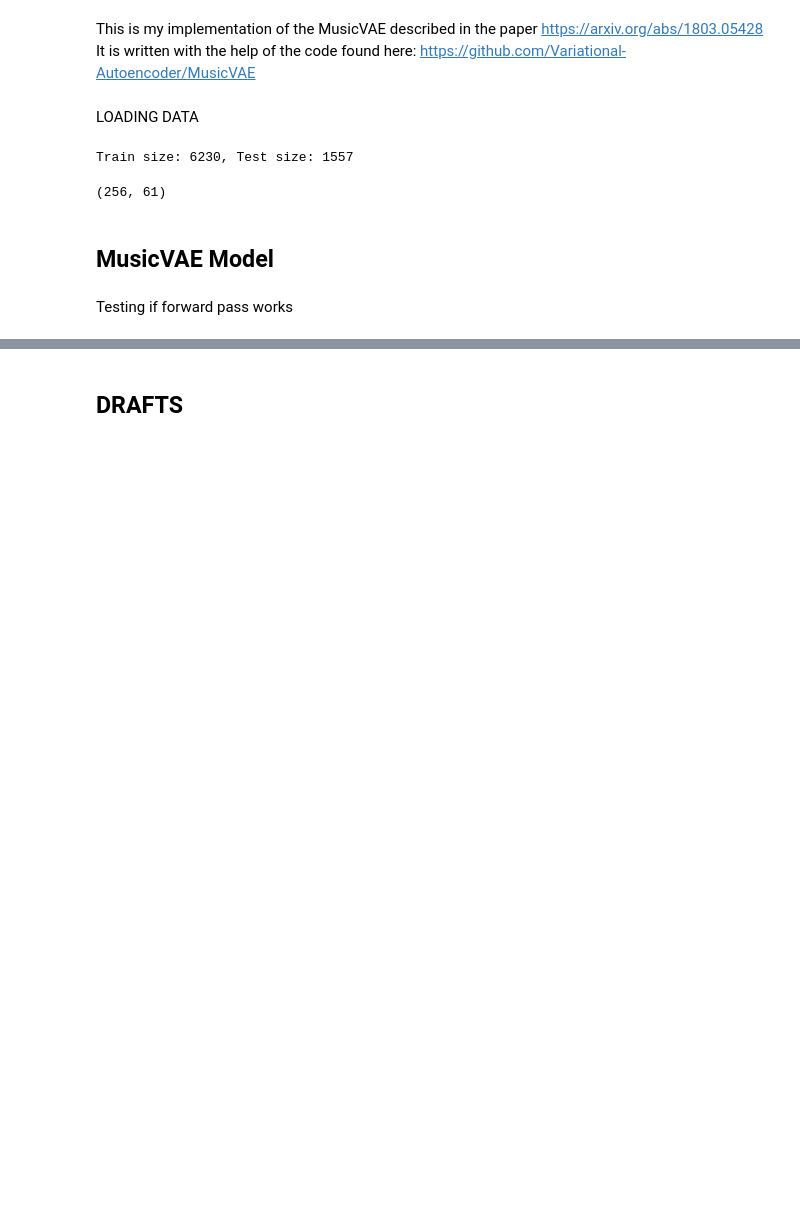
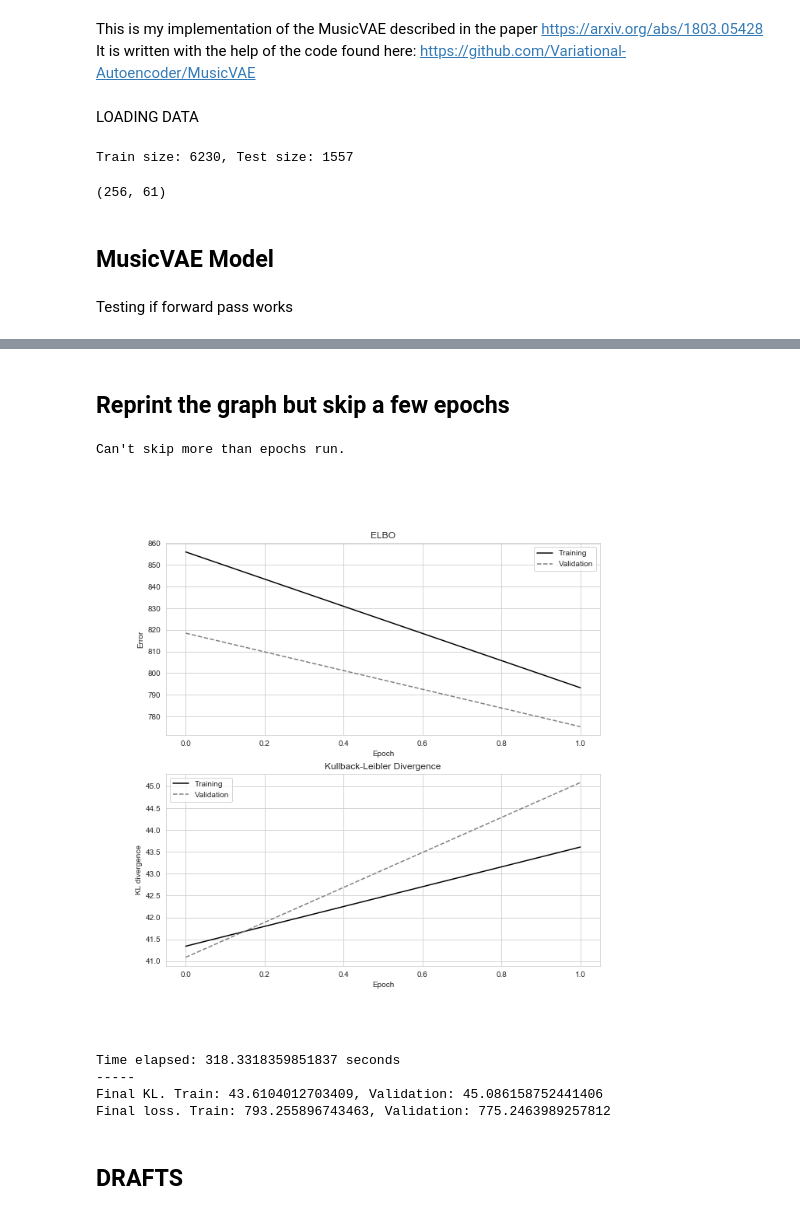
Before and after one commit to PitToYondeKudasai/MusicGenerator, a Jupyter notebook: OUR MusicVAE/MusicVAE.ipynb, the cells around one changed output, grey strips where cells are left out. Saved outputs shown, nothing was run; the diff lists cells and outputs as text; code cells hidden in the pictures; blank space fills up the shorter version.

```diff
--- a/OUR MusicVAE/MusicVAE.ipynb
+++ b/OUR MusicVAE/MusicVAE.ipynb
@@ -249,3 +265,5 @@ decoder = Decoder(vae_params, TEACHER_FORCING).to(device)
+# %%
+MusicVAE = VariationalAutoencoder(params)
 # %%
 #directly taken from notebook, probably some adaptation might be needed
 
@@ -293,8 +311,9 @@ def ELBO_loss(y, t, mu, log_var, weight):
 
 # define our optimizer
 # The Adam optimizer works really well with VAEs.
-params = list(encoder.parameters()) + list(decoder.parameters())
-optimizer = optim.Adam(params, lr=0.001)
+#params = list(encoder.parameters()) + list(decoder.parameters())
+params_weights = MusicVAE.parameters()
+optimizer = optim.Adam(params_weights, lr=0.001)
 loss_function = ELBO_loss
 # %% [markdown]
 Testing if forward pass works
@@ -341,2 +567,52 @@ tensor(6.1399, grad_fn=<MeanBackward0>)
+# %% [markdown]
+## Reprint the graph but skip a few epochs
+# %%
+skip = 5
+save_img = os.path.join("midi","kl_elbo.png")
+if skip > num_epochs:
+    print("Can't skip more than epochs run.")
+    skip = 0
+
+f, axarr = plt.subplots(2, 1, figsize=(10, 10))
+
+# Loss
+ax = axarr[0]
+ax.set_title("ELBO")
+ax.set_xlabel('Epoch')
+ax.set_ylabel('Error')
+
+ax.plot(np.arange(skip, epoch+1), train_loss[skip:], color="black")
+ax.plot(np.arange(skip, epoch+1), valid_loss[skip:], color="gray", linestyle="--")
+ax.legend(['Training', 'Validation'])
+
+# KL / reconstruction
+ax = axarr[1]
+
+ax.set_title("Kullback-Leibler Divergence")
+ax.set_xlabel('Epoch')
+ax.set_ylabel('KL divergence')
+
+
+ax.plot(np.arange(skip, epoch+1), train_kl[skip:], color="black")
+ax.plot(np.arange(skip, epoch+1), valid_kl[skip:], color="gray", linestyle="--")
+ax.legend(['Training', 'Validation'])
+
+plt.savefig(save_img)
+plt.close(f)
+display(Image(filename=save_img))
+
+print("Time elapsed: {} seconds".format(end_time))
+
+print("-----")
+
+print("Final KL. Train: {}, Validation: {}".format(train_kl[-1], valid_kl[-1]))
+print("Final loss. Train: {}, Validation: {}".format(train_loss[-1], valid_loss[-1]))
+# %% [output]
+Can't skip more than epochs run.
+[figure, added]
+Time elapsed: 318.3318359851837 seconds
+-----
+Final KL. Train: 43.6104012703409, Validation: 45.086158752441406
+Final loss. Train: 793.255896743463, Validation: 775.2463989257812
 # %% [markdown]
 ## DRAFTS
```
Also changed, not shown: parts of 13 cells of this notebook.
